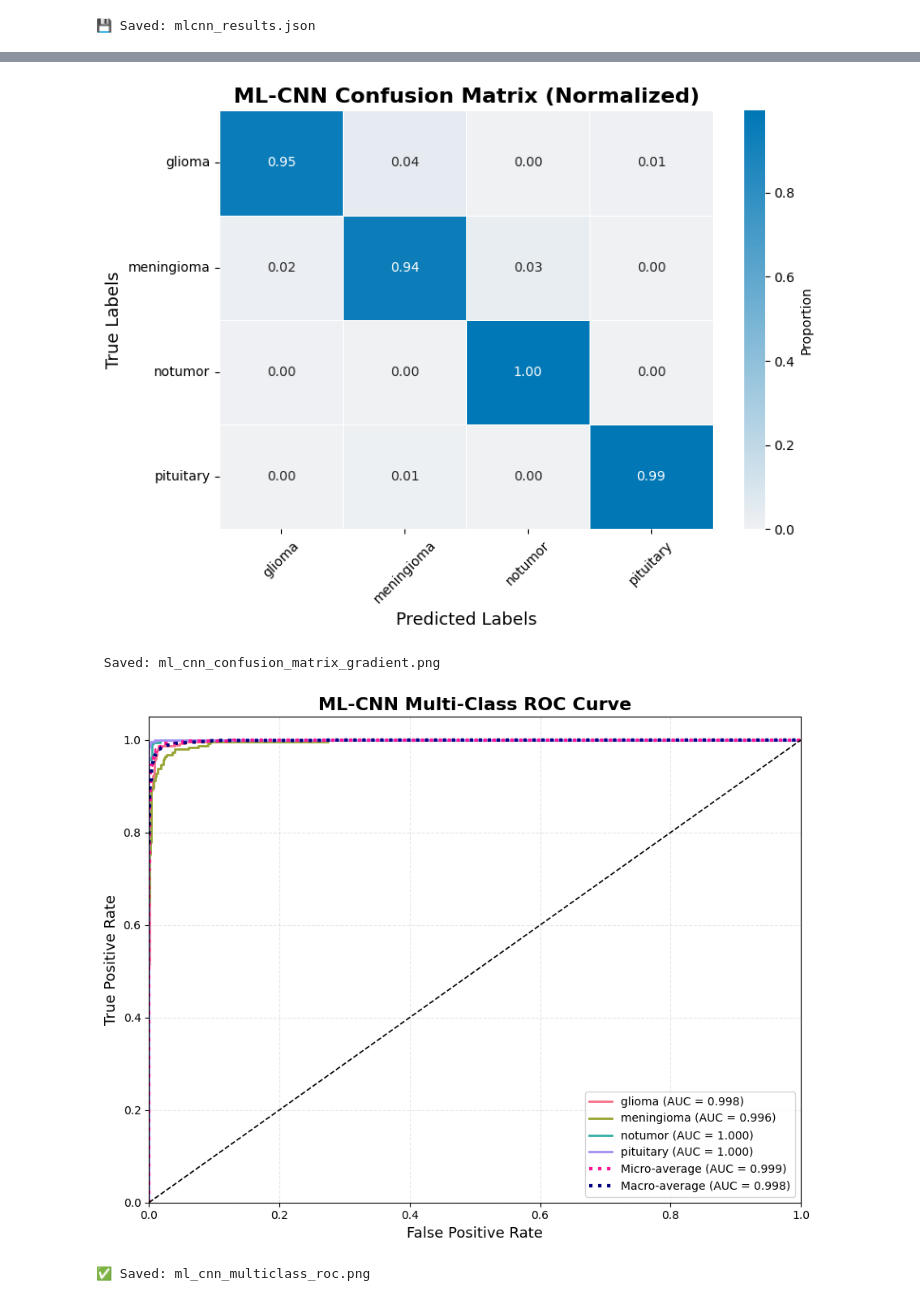
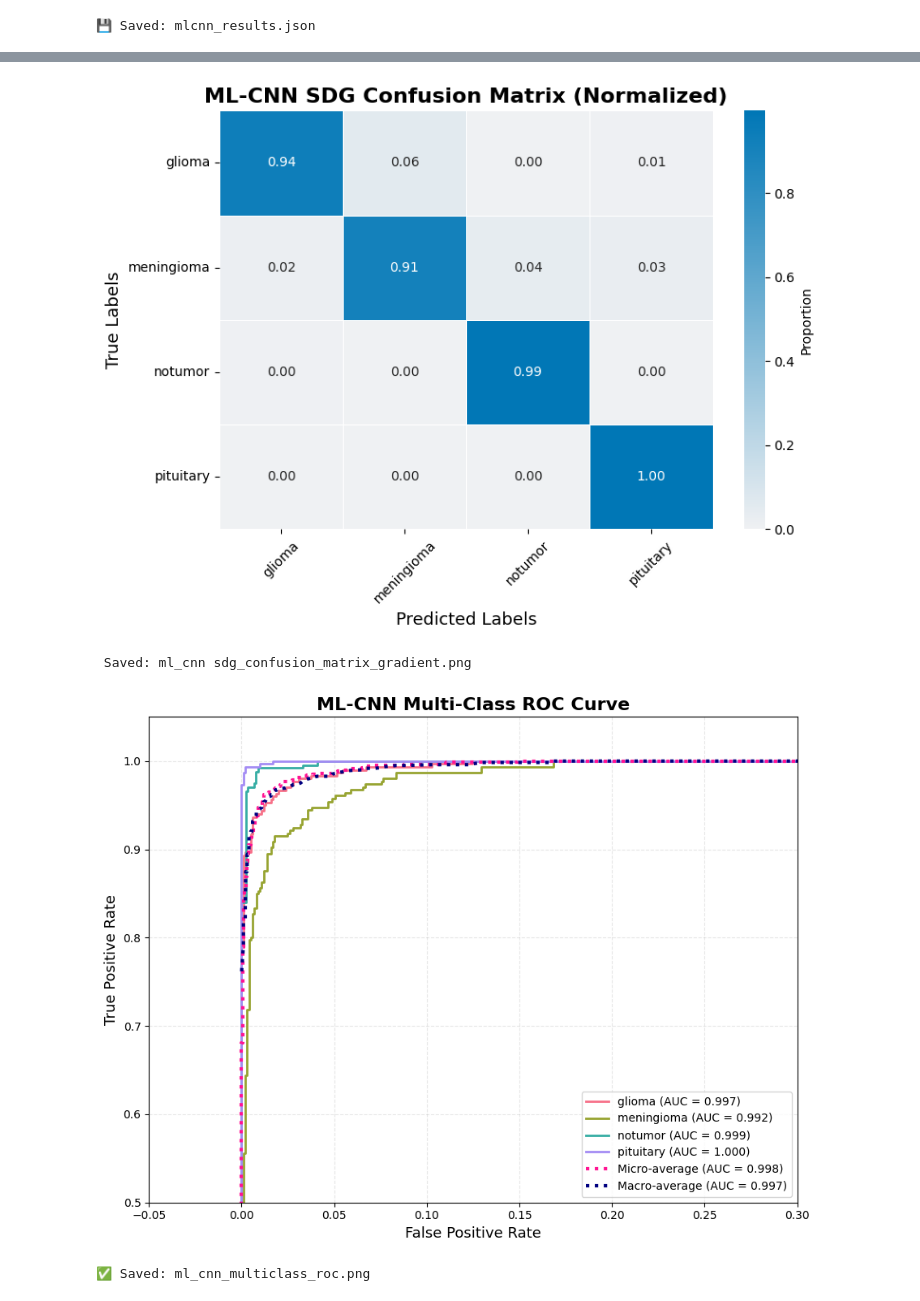
Before and after one commit to Hassankaif/Research_Paper, a Jupyter notebook: MLCNN.ipynb, the cells around one changed output, grey strips where cells are left out. Cells and saved outputs as stored; diff of their text form; code cells hidden in the pictures.

```diff
--- a/MLCNN.ipynb
+++ b/MLCNN.ipynb
@@ -101,34 +124,54 @@ def build_cnn(input_shape, num_classes):
 # %%
 
 # ==========================
-# 3️⃣ K-Fold Cross Validation (5 folds × 30 epochs)
+# 3️⃣ K-Fold Cross Validation with Timing
 # ==========================
 kf = KFold(n_splits=5, shuffle=True, random_state=42)
 fold_no = 1
 fold_accuracies = []
+fold_times = []
+epoch_time_records = []
+
+os.makedirs("logs", exist_ok=True)
 
 for train_index, val_index in kf.split(X):
-    print(f"\n[INFO] Training Fold {fold_no} / 5 ...")
+    print(f"\n[INFO] Training Fold {fold_no}...")
+    fold_start_time = time.time()
+
     X_train, X_val = X[train_index], X[val_index]
     y_train, y_val = y_cat[train_index], y_cat[val_index]
 
     model = build_cnn((64, 64, 3), len(class_names))
+
+    timing_callback = TimingCallback()
     history = model.fit(
         X_train, y_train,
         validation_data=(X_val, y_val),
-        epochs=30,             # equivalent to FL total rounds × local epochs
+        epochs=30,
         batch_size=16,
-        verbose=1
+        verbose=1,
+        callbacks=[timing_callback]
     )
+
+    fold_time = time.time() - fold_start_time
+    fold_times.append(fold_time)
+
+    print(f"🕒 Total Time for Fold {fold_no}: {fold_time:.2f} seconds")
+
+    # Store epoch times
+    for epoch, t in enumerate(timing_callback.epoch_times, start=1):
+        epoch_time_records.append([fold_no, epoch, t])
 
     acc = np.max(history.history['val_accuracy'])
     fold_accuracies.append(acc)
-    model.save(f"classical_cnn_fold{fold_no}.keras")
+    model.save(f"classical_cnn_SGD_fold{fold_no}.keras")
+
     print(f"[INFO] Fold {fold_no} Accuracy: {acc:.4f}")
     fold_no += 1
 
 mean_acc = np.mean(fold_accuracies)
+mean_time = np.mean(fold_times)
+
 print(f"\n✅ Mean K-Fold Validation Accuracy: {mean_acc:.4f}")
-model.save("classical_cnn_complete.keras")
-print("[✓] Saved final model: classical_cnn_complete.keras")
+print(f"⏰ Average Time per Fold: {mean_time:.2f} seconds")
 # %% [output]
@@ -163,11 +254,8 @@ Epoch 7/30
 # ==========================
 # 4️⃣ Evaluate and Visualize (using test set)
 # ==========================
-import os
-import numpy as np
-from tensorflow.keras.models import load_model
-from sklearn.metrics import classification_report, confusion_matrix, accuracy_score, precision_recall_fscore_support
-model = load_model("classical_cnn_complete.keras")
+
+model = load_model("classical_cnn_SGD_complete.keras")
 
 TEST_DIR = "Brain_Tumor_data/Testing"
 def load_test_dataset(directory, img_size=(64, 64)):
@@ -307,7 +390,7 @@ import matplotlib.pyplot as plt
 import seaborn as sns
 from sklearn.metrics import confusion_matrix
 
-def plot_gradient_confusion_matrix(y_true, y_pred, class_names, model_name="ML-CNN"):
+def plot_gradient_confusion_matrix(y_true, y_pred, class_names, model_name="ML-CNN SDG"):
     cm = confusion_matrix(y_true, y_pred)
     cmn = cm.astype('float') / cm.sum(axis=1)[:, np.newaxis]  # Normalize
 
@@ -327,10 +410,10 @@ def plot_gradient_confusion_matrix(y_true, y_pred, class_names, model_name="ML-C
     plt.savefig(filename, dpi=400, bbox_inches='tight')
     plt.show()
     print(f" Saved: {filename}")
-plot_gradient_confusion_matrix(y_test_enc, y_pred, class_names, model_name="ML-CNN")
+plot_gradient_confusion_matrix(y_test_enc, y_pred, class_names, model_name="ML-CNN SDG")
 # %% [output]
-[figure, old version]
+[figure, new version]
- Saved: ml_cnn_confusion_matrix_gradient.png
+ Saved: ml_cnn sdg_confusion_matrix_gradient.png
 # %%
 from sklearn.metrics import roc_curve, auc
 from sklearn.preprocessing import label_binarize
@@ -358,34 +441,34 @@ def plot_multiclass_roc(y_true, y_pred_probs, class_names, model_name="ML-CNN"):
         mean_tpr += np.interp(all_fpr, fpr[i], tpr[i])
     mean_tpr /= n_classes
     fpr["macro"], tpr["macro"] = all_fpr, mean_tpr
     roc_auc["macro"] = auc(fpr["macro"], tpr["macro"])
 
     # ==== PLOT ====
     plt.figure(figsize=(9,7))
     colors = sns.color_palette("husl", n_classes)
     for i, color in zip(range(n_classes), colors):
         plt.plot(fpr[i], tpr[i], color=color, lw=2,
                  label=f"{class_names[i]} (AUC = {roc_auc[i]:.3f})")
     plt.plot(fpr["micro"], tpr["micro"],
              label=f"Micro-average (AUC = {roc_auc['micro']:.3f})",
              color="deeppink", linestyle=':', linewidth=3)
     plt.plot(fpr["macro"], tpr["macro"],
              label=f"Macro-average (AUC = {roc_auc['macro']:.3f})",
              color="navy", linestyle=':', linewidth=3)
     plt.plot([0,1], [0,1], 'k--', lw=1.2)
-    plt.xlim([0.0, 1.0])
-    plt.ylim([0.0, 1.05])
+    plt.xlim([-0.05, 0.3])
+    plt.ylim([0.5, 1.05])
     plt.xlabel("False Positive Rate", fontsize=13)
     plt.ylabel("True Positive Rate", fontsize=13)
     plt.title(f"{model_name} Multi-Class ROC Curve", fontsize=16, fontweight='bold')
     plt.legend(loc="lower right", fontsize=10, frameon=True)
     plt.grid(alpha=0.3, linestyle='--')
     plt.tight_layout()
     filename = f"{model_name.lower().replace('-','_')}_multiclass_roc.png"
     plt.savefig(filename, dpi=400, bbox_inches='tight')
     plt.show()
     print(f"✅ Saved: {filename}")
 plot_multiclass_roc(y_test_enc, y_pred_probs, class_names, model_name="ML-CNN")
 # %% [output]
-[figure, old version]
+[figure, new version]
 ✅ Saved: ml_cnn_multiclass_roc.png
```
Also changed, not shown: parts of 23 cells of this notebook, 11 other files.
